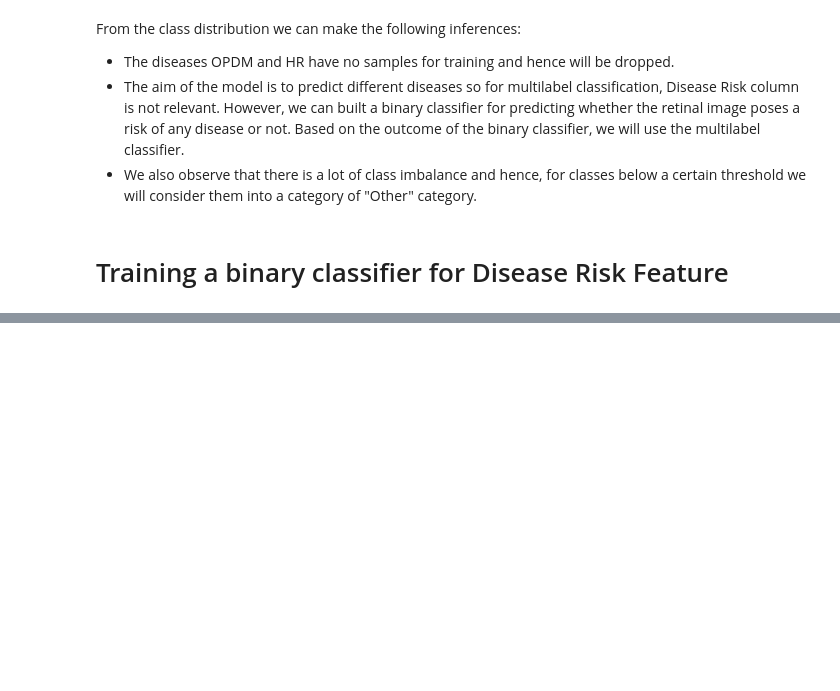
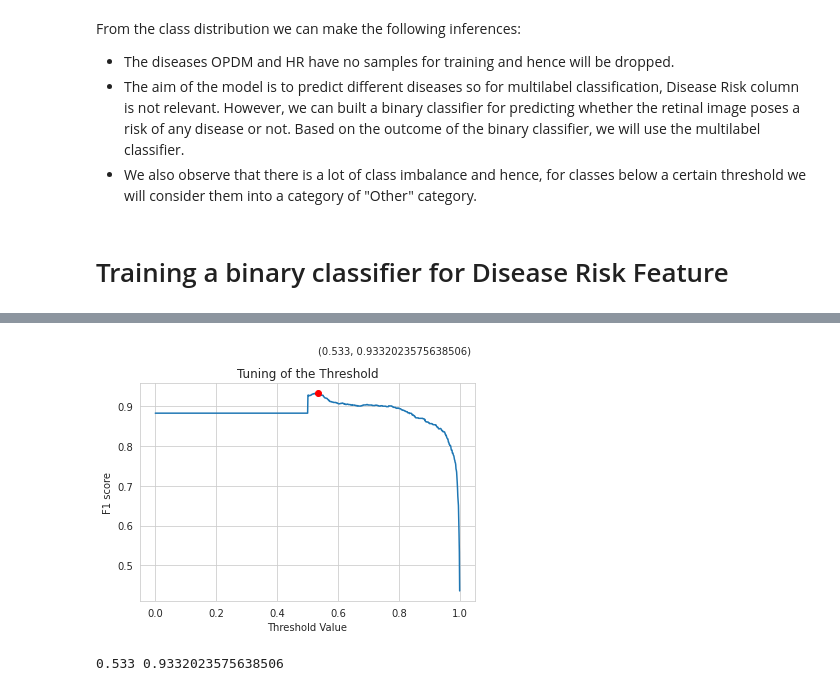
Before and after one commit to Gaurav0502/retina-multilabel-classification, a Jupyter notebook: notebooks/retina-multilabel-classification.ipynb, the cells around one changed output, grey strips where cells are left out. Saved outputs shown, nothing was run; the diff lists cells and outputs as text; code cells hidden in the pictures; blank space fills up the shorter version.

```diff
--- a/notebooks/retina-multilabel-classification.ipynb
+++ b/notebooks/retina-multilabel-classification.ipynb
@@ -267,0 +279,35 @@ Epoch 10/10
+# %%
+class ThresholdTuner:
+    def __init__(self, model, test):
+        self.model = model
+        self.test = test
+        self.predictions_raw = None
+        self.f1_scores = []
+
+    def __predict_test(self):
+        self.predictions_raw = self.model.predict(self.test).flatten()
+
+    def __clip_logits(self, t : float, p : float):
+        if p >= t:
+            return 1
+        else:
+            return 0
+
+    def tune_threshold(self):
+        self.__predict_test()
+        self.ts = np.arange(0, 1.0, 0.001)
+        for threshold in self.ts:
+            pred = list(map(lambda p: self.__clip_logits(threshold, p),
+                            self.predictions_raw))
+            self.f1_scores.append(f1_score(self.test.labels, pred))
+
+        plt.plot(self.ts, self.f1_scores)
+        max_f1_score = max(self.f1_scores)
+        max_threshold = self.ts[np.argmax(self.f1_scores)]
+        plt.plot(max_threshold, max_f1_score, 'ro')
+        plt.plot(0.50, self.f1_scores[500], 'go')
+        plt.text(max_threshold, max_f1_score+0.1, '({}, {})'.format(max_threshold, max_f1_score))
+        plt.title("Tuning of the Threshold")
+        plt.xlabel("Threshold Value")
+        plt.ylabel("F1 score")
+        plt.show()
@@ -267,0 +361,8 @@ Epoch 10/10
+# %%
+tuner.tune_threshold()
+# %% [output]
+[figure, added]
+# %%
+print(tuner.ts[np.argmax(tuner.f1_scores)], max(tuner.f1_scores))
+# %% [output]
+0.533 0.9332023575638506
```
Also changed, not shown: parts of 34 cells of this notebook.
